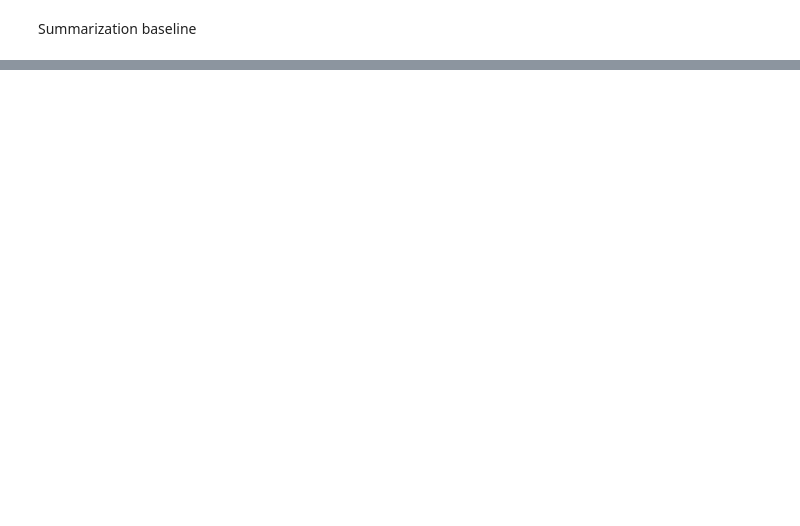
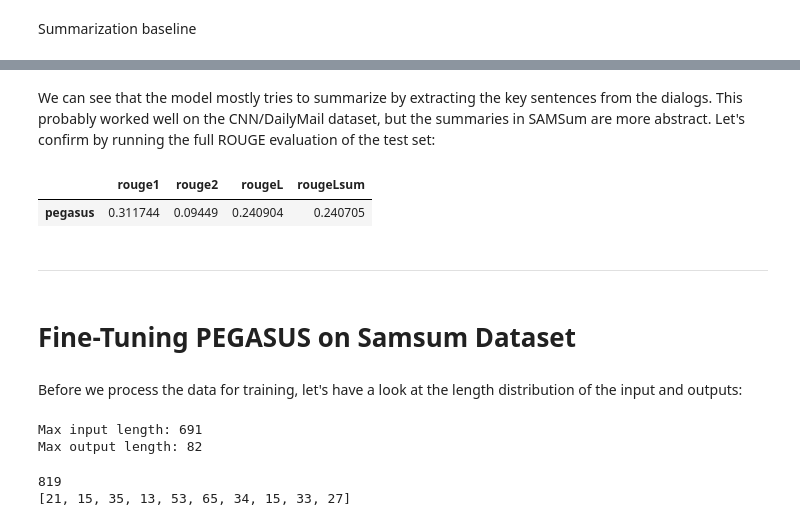
Before and after one commit to brtenorio/NLP_1, a Jupyter notebook: Module6/Ch6_pt2.ipynb, the cells around one changed output, grey strips where cells are left out. Saved outputs shown, nothing was run; the diff lists cells and outputs as text; code cells hidden in the pictures; blank space fills up the shorter version.

```diff
--- a/Module6/Ch6_pt2.ipynb
+++ b/Module6/Ch6_pt2.ipynb
@@ -32,0 +215,16 @@ def three_sentence_summary(example):
+# %%
+from posixpath import split
+from datasets import load_dataset
+
+dataset_samsum = load_dataset("samsum")
+
+split_list = [len(dataset_samsum[x])for x in dataset_samsum]
+
+print(f"Features of the dataset: {dataset_samsum['train'].column_names}")
+print(f"Size of the dataset: {split_list}")
+
+print("\nDialogue:")
+print(dataset_samsum["test"][1]["dialogue"])
+
+print("\nSummary:")
+print(dataset_samsum["test"][1]["summary"])
@@ -32,0 +268,33 @@ def three_sentence_summary(example):
+# %% [markdown]
+We can see that the model mostly tries to summarize by extracting the key sentences from the dialogs. This probably worked well on the CNN/DailyMail dataset, but the summaries in SAMSum are more abstract. Let's confirm by running the full ROUGE evaluation of the test set:
+# %%
+score_sams = evaluate_summary(dataset_samsum["test"], rouge_metric, model, tokenizer,
+                         column_text="dialogue", column_summary="summary", batch_size= 8)
+
+#rouge_dict = dict((name, score[name]) for name in rouge_names)
+
+pd.DataFrame.from_dict(score_sams, orient="index", columns=["pegasus"]).T
+# %% [output]
+|  | rouge1 | rouge2 | rougeL | rougeLsum |
+| pegasus | 0.311744 | 0.09449 | 0.240904 | 0.240705 |
+# %% [markdown]
+---
+# %% [markdown]
+# Fine-Tuning PEGASUS on Samsum Dataset
+# %% [markdown]
+Before we process the data for training, let's have a look at the length distribution of the input and outputs:
+# %%
+d_len = [len(tokenizer(x)["input_ids"]) for x in dataset_samsum["test"]["dialogue"]]
+s_len = [len(tokenizer(x)["input_ids"]) for x in dataset_samsum["test"]["summary"]]
+
+print("Max input length:", max(d_len))
+print("Max output length:", max(s_len))
+# %% [output]
+Max input length: 691
+Max output length: 82
+# %%
+print(len(s_len))
+print(s_len[:10])
+# %% [output]
+819
+[21, 15, 35, 13, 53, 65, 34, 15, 33, 27]
```
Also changed, not shown: parts of 39 cells of this notebook.
